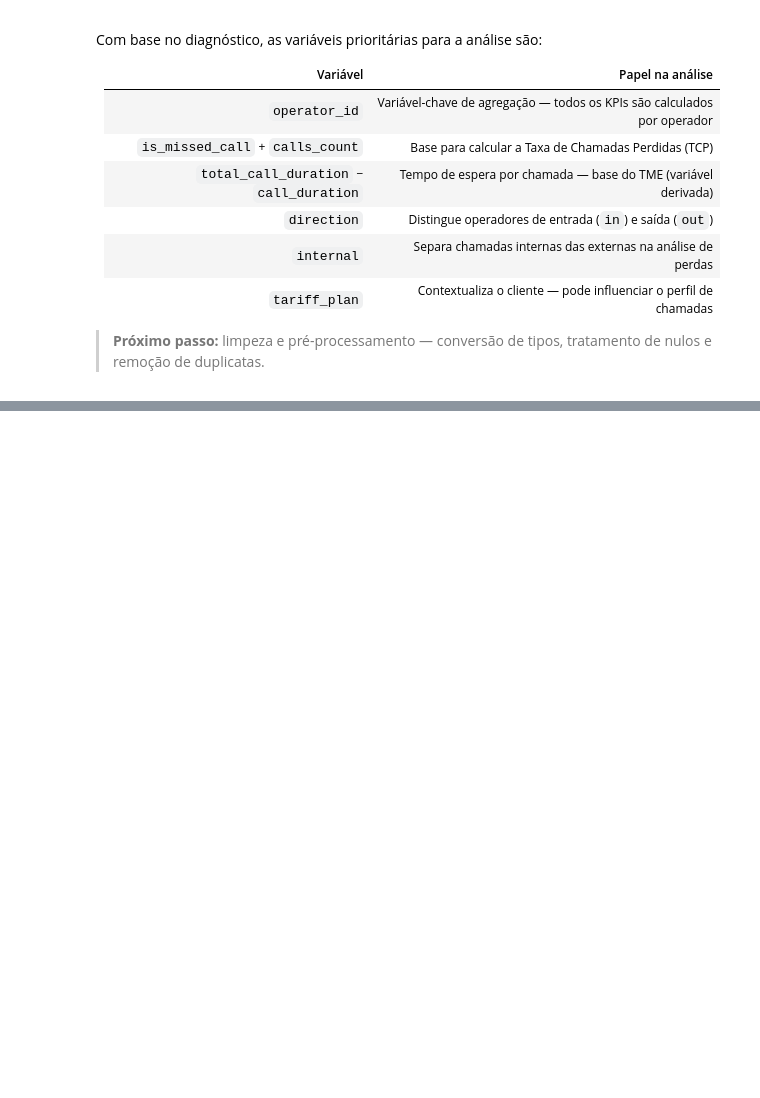
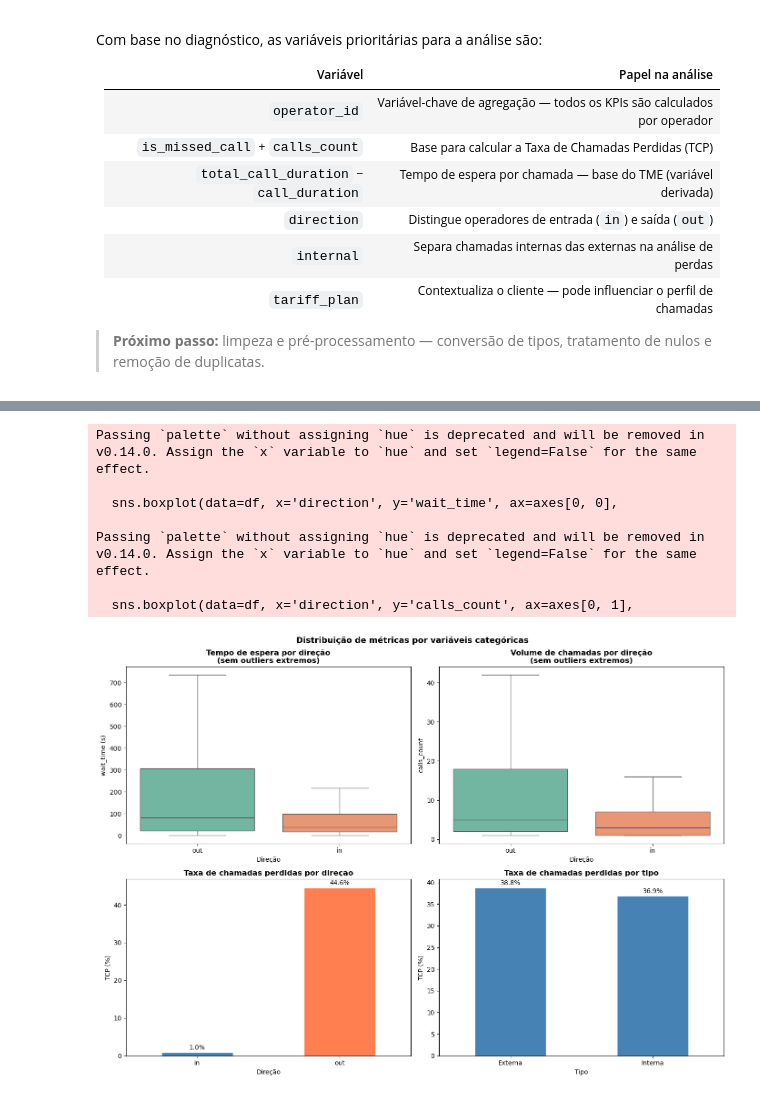
Before and after one commit to raimirsilva/DA-curse-final-project, a Jupyter notebook: notebook/Implementation.ipynb, the cells around one changed output, grey strips where cells are left out. Drawn from its saved outputs; the diff is of its cells as text; code cells hidden in the pictures; blank space fills up the shorter version.

```diff
--- a/notebook/Implementation.ipynb
+++ b/notebook/Implementation.ipynb
@@ -314,0 +646,60 @@ Com base no diagnóstico, as variáveis prioritárias para a análise são:
+# %%
+fig, axes = plt.subplots(2, 2, figsize=(14, 10))
+
+# Boxplot: wait_time por direction
+sns.boxplot(data=df, x='direction', y='wait_time', ax=axes[0, 0],
+            palette='Set2', showfliers=False)
+axes[0, 0].set_title('Tempo de espera por direção\n(sem outliers extremos)', fontweight='bold')
+axes[0, 0].set_xlabel('Direção')
+axes[0, 0].set_ylabel('wait_time (s)')
+
+# Boxplot: calls_count por direction
+sns.boxplot(data=df, x='direction', y='calls_count', ax=axes[0, 1],
+            palette='Set2', showfliers=False)
+axes[0, 1].set_title('Volume de chamadas por direção\n(sem outliers extremos)', fontweight='bold')
+axes[0, 1].set_xlabel('Direção')
+axes[0, 1].set_ylabel('calls_count')
+
+# Barra: TCP por direction
+missed_by_dir = (
+    df.groupby('direction')
+    .apply(lambda g: g.loc[g['is_missed_call'], 'calls_count'].sum() / g['calls_count'].sum() * 100)
+    .rename('tcp (%)')
+)
+missed_by_dir.plot(kind='bar', ax=axes[1, 0], color=['steelblue', 'coral'], edgecolor='white', legend=False)
+axes[1, 0].set_title('Taxa de chamadas perdidas por direção', fontweight='bold')
+axes[1, 0].set_xlabel('Direção')
+axes[1, 0].set_ylabel('TCP (%)')
+axes[1, 0].tick_params(axis='x', rotation=0)
+for bar in axes[1, 0].patches:
+    axes[1, 0].text(bar.get_x() + bar.get_width() / 2, bar.get_height() + 0.3,
+                   f'{bar.get_height():.1f}%', ha='center', va='bottom', fontsize=10)
+
+# Barra: TCP por internal
+missed_by_int = (
+    df.groupby('internal', observed=True)
+    .apply(lambda g: g.loc[g['is_missed_call'], 'calls_count'].sum() / g['calls_count'].sum() * 100)
+    .rename('tcp (%)')
+)
+missed_by_int.index = missed_by_int.index.map({True: 'Interna', False: 'Externa'})
+missed_by_int.plot(kind='bar', ax=axes[1, 1], color='steelblue', edgecolor='white', legend=False)
+axes[1, 1].set_title('Taxa de chamadas perdidas por tipo', fontweight='bold')
+axes[1, 1].set_xlabel('Tipo')
+axes[1, 1].set_ylabel('TCP (%)')
+axes[1, 1].tick_params(axis='x', rotation=0)
+for bar in axes[1, 1].patches:
+    axes[1, 1].text(bar.get_x() + bar.get_width() / 2, bar.get_height() + 0.3,
+                   f'{bar.get_height():.1f}%', ha='center', va='bottom', fontsize=10)
+
+plt.suptitle('Distribuição de métricas por variáveis categóricas', fontsize=13, fontweight='bold')
+plt.tight_layout()
+plt.show()
+# %% [output]
+Passing `palette` without assigning `hue` is deprecated and will be removed in v0.14.0. Assign the `x` variable to `hue` and set `legend=False` for the same effect.
+
+  sns.boxplot(data=df, x='direction', y='wait_time', ax=axes[0, 0],
+
+Passing `palette` without assigning `hue` is deprecated and will be removed in v0.14.0. Assign the `x` variable to `hue` and set `legend=False` for the same effect.
+
+  sns.boxplot(data=df, x='direction', y='calls_count', ax=axes[0, 1],
+[figure, added]
```
Also changed, not shown: parts of 27 cells of this notebook.
